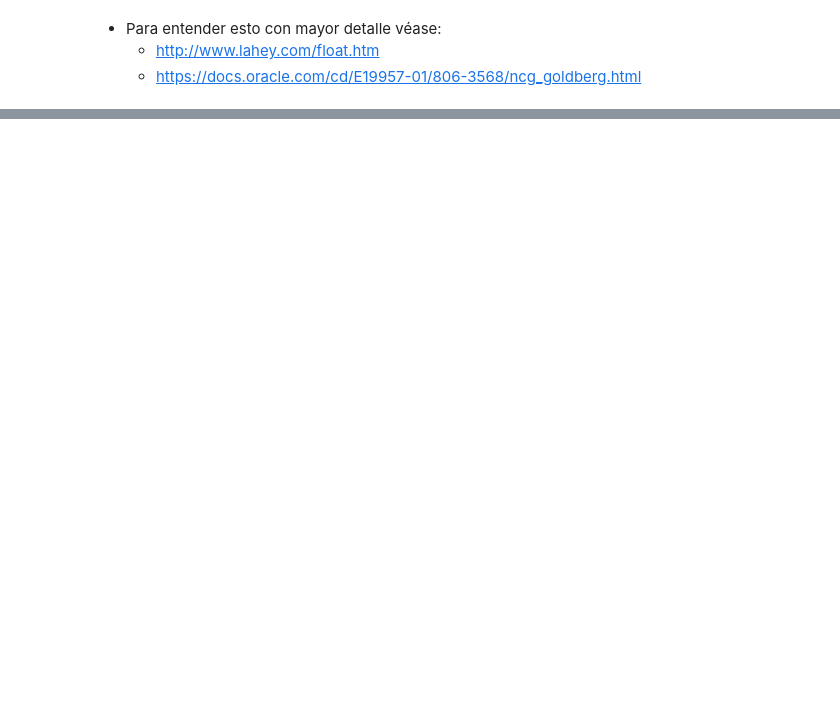
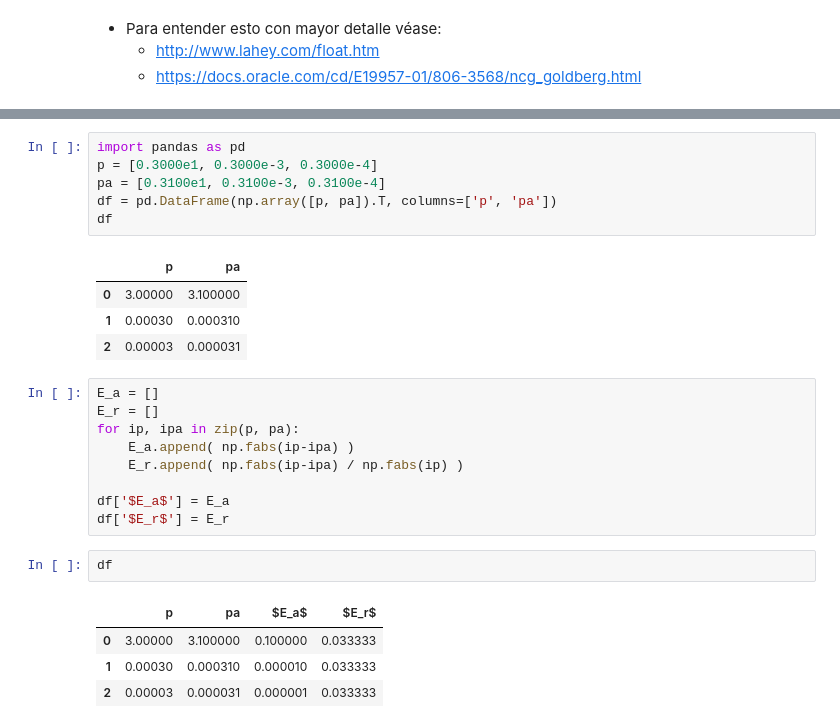
Before and after one commit to octasam/GeoMaC, a Jupyter notebook: Algoritmos_Convergencia_AritmeticaPF/02_AritmeticaDePuntoFlotante.ipynb, the cells around one changed output, grey strips where cells are left out. Drawn from its saved outputs; the diff is of its cells as text; blank space fills up the shorter version.

```diff
--- a/Algoritmos_Convergencia_AritmeticaPF/02_AritmeticaDePuntoFlotante.ipynb
+++ b/Algoritmos_Convergencia_AritmeticaPF/02_AritmeticaDePuntoFlotante.ipynb
@@ -370,0 +555,27 @@ print(np.finfo(np.float16))
+# %%
+import pandas as pd
+p = [0.3000e1, 0.3000e-3, 0.3000e-4]
+pa = [0.3100e1, 0.3100e-3, 0.3100e-4]
+df = pd.DataFrame(np.array([p, pa]).T, columns=['p', 'pa'])
+df
+# %% [output]
+|  | p | pa |
+| 0 | 3.00000 | 3.100000 |
+| 1 | 0.00030 | 0.000310 |
+| 2 | 0.00003 | 0.000031 |
+# %%
+E_a = []
+E_r = []
+for ip, ipa in zip(p, pa):
+    E_a.append( np.fabs(ip-ipa) )
+    E_r.append( np.fabs(ip-ipa) / np.fabs(ip) )
+
+df['$E_a$'] = E_a
+df['$E_r$'] = E_r
+# %%
+df
+# %% [output]
+|  | p | pa | $E_a$ | $E_r$ |
+| 0 | 3.00000 | 3.100000 | 0.100000 | 0.033333 |
+| 1 | 0.00030 | 0.000310 | 0.000010 | 0.033333 |
+| 2 | 0.00003 | 0.000031 | 0.000001 | 0.033333 |
```
Also changed, not shown: parts of 62 cells of this notebook.
